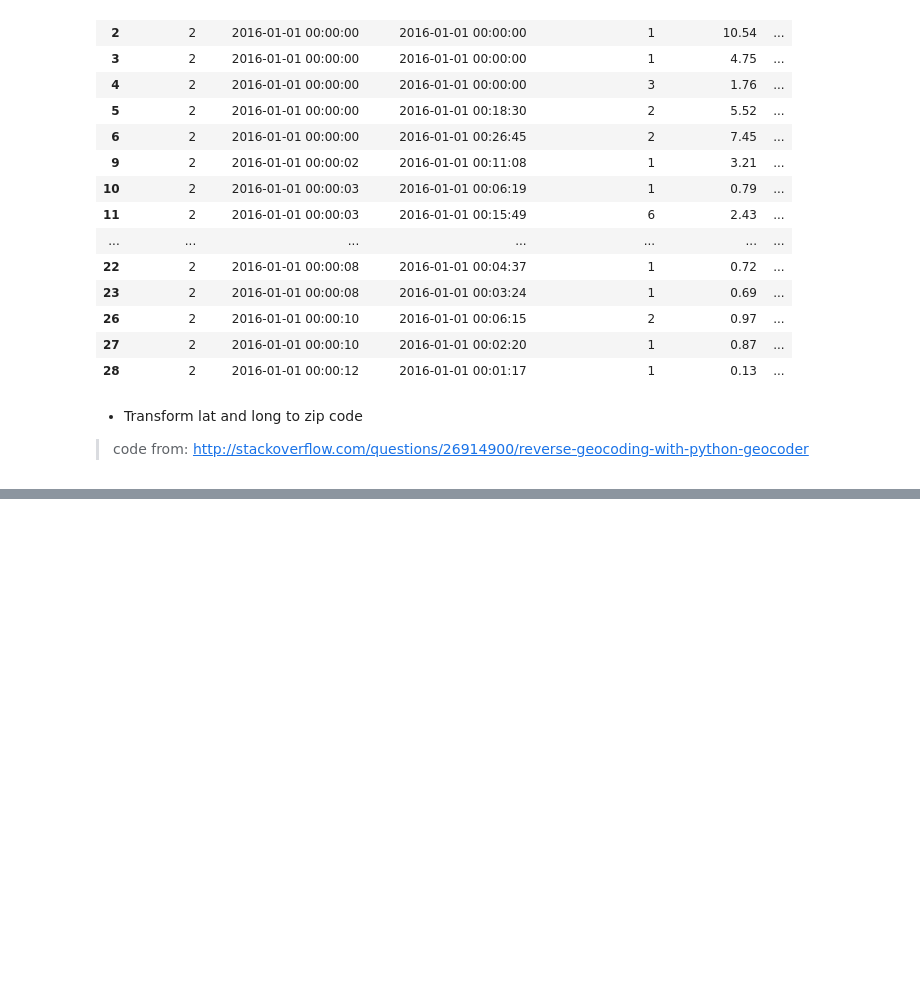
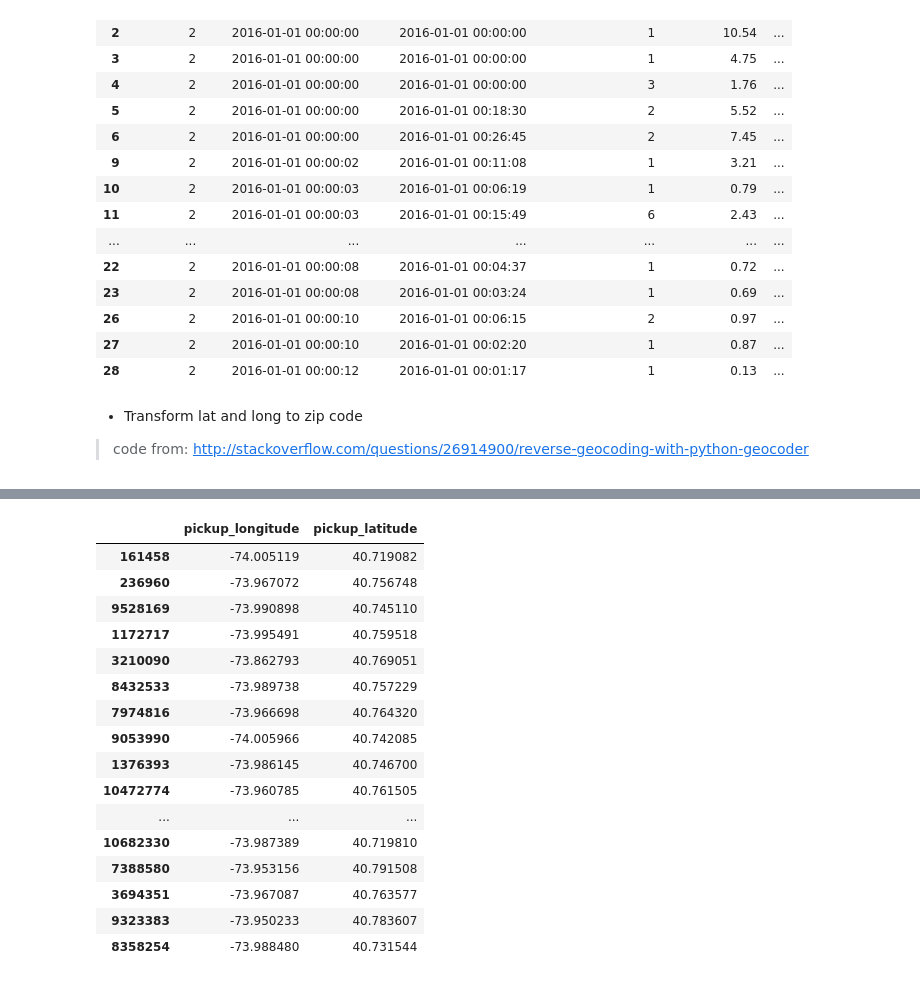
Before and after one commit to jonhilgart22/DSCI-6005-deep-learning, a Jupyter notebook: final_project/Taxi-Cab-EDA.ipynb, the cells around one changed output, grey strips where cells are left out. Cells and saved outputs as stored; diff of their text form; code cells hidden in the pictures; blank space fills up the shorter version.

```diff
--- a/final_project/Taxi-Cab-EDA.ipynb
+++ b/final_project/Taxi-Cab-EDA.ipynb
@@ -126,7 +126,7 @@ taxi_yellowcab_df[taxi_yellowcab_df.VendorID==2].head(20)
 
 >code from: http://stackoverflow.com/questions/26914900/reverse-geocoding-with-python-geocoder
 # %%
-taxi_sample = taxi_yellowcab_df.sample(20)
+taxi_sample = taxi_yellowcab_df.sample(50)
 # %%
 def zip_code_extractor(df):
     """Extract the zip code from latitude and longtitude data"""
@@ -188,0 +186,20 @@ Fieldnames
+# %%
+taxi_sample[["pickup_longitude","pickup_latitude"]]
+# %% [output]
+|  | pickup_longitude | pickup_latitude |
+| 161458 | -74.005119 | 40.719082 |
+| 236960 | -73.967072 | 40.756748 |
+| 9528169 | -73.990898 | 40.745110 |
+| 1172717 | -73.995491 | 40.759518 |
+| 3210090 | -73.862793 | 40.769051 |
+| 8432533 | -73.989738 | 40.757229 |
+| 7974816 | -73.966698 | 40.764320 |
+| 9053990 | -74.005966 | 40.742085 |
+| 1376393 | -73.986145 | 40.746700 |
+| 10472774 | -73.960785 | 40.761505 |
+| ... | ... | ... |
+| 10682330 | -73.987389 | 40.719810 |
+| 7388580 | -73.953156 | 40.791508 |
+| 3694351 | -73.967087 | 40.763577 |
+| 9323383 | -73.950233 | 40.783607 |
+| 8358254 | -73.988480 | 40.731544 |
```
Also changed, not shown: parts of 2 cells of this notebook, 4 other files.
